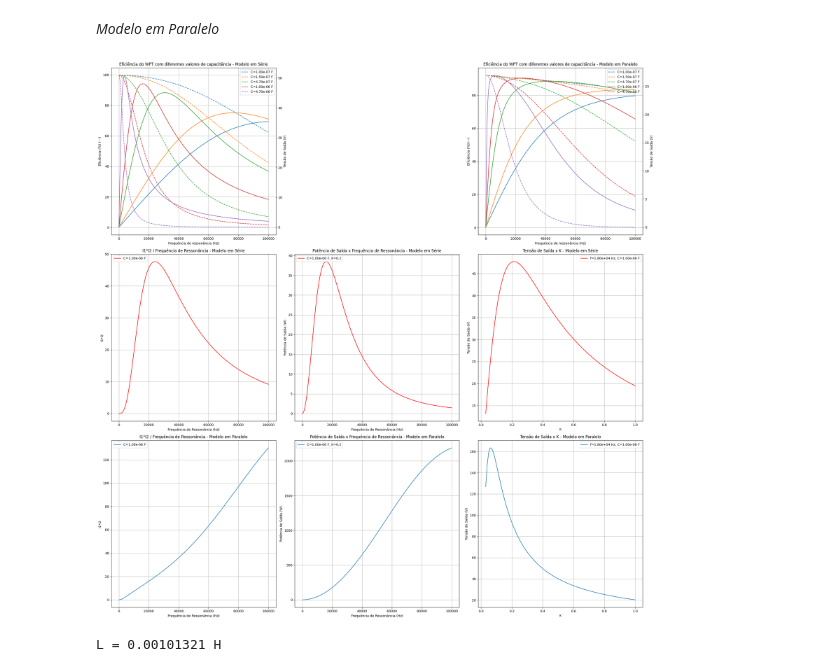
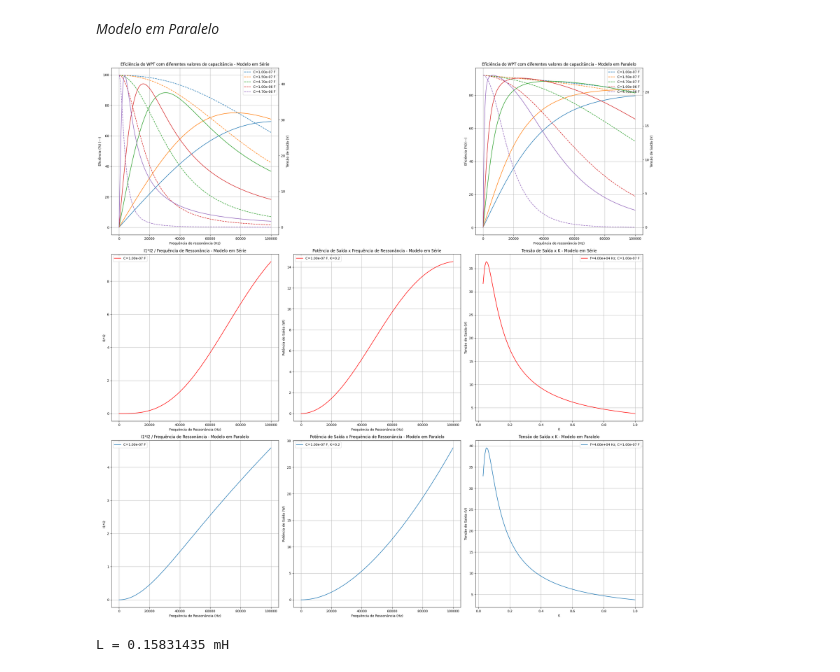
Before and after one commit to Luca-Krausz/ProjetoEletromag24.2, a Jupyter notebook: EletromagCapacitor.ipynb, the cells around one changed output. Saved outputs shown, nothing was run; the diff lists cells and outputs as text; code cells hidden in the pictures.

Commit message:
Adicionando Rcarga nas Funções de Eficiencia + Parâmetros definidos do Projeto

```diff
--- a/EletromagCapacitor.ipynb
+++ b/EletromagCapacitor.ipynb
@@ -20,9 +20,9 @@ C2 = C1
 K = 0.2
 M = (sqrt(L1*L2))*K
 # %%
-f = 60*10**3
+f = 40e3
 W = 2*pi*f
-Ufonte = 110
+Ufonte = 5
 XL1 = 1j * W * L1
 XL2 = 1j * W * L2
 XM = 1j * W * M
@@ -68,7 +68,7 @@ def CalcularEmSerie(Uf, Rc):
     i=np.dot(linalg.inv(Z),V)
     return i[0], i[1]
 # %%
-Rcarga = 5
+Rcarga = 30
 i1, i2 = CalcularEmSerie(Ufonte, Rcarga)
 
 print('No modelo em série, com resistor na saída de %.2f Ω:' %Rcarga)
@@ -110,7 +110,7 @@ def calcular_eficiencia(Ufonte, I1, Usaida, I2):
 # %%
 # Gráfico da eficiência do WPT com diferentes valores de capacitância
 
-def graficoeficiencia_serie(ax, C_values, R_DC, Ufonte):
+def graficoeficiencia_serie(ax, C_values, R_DC, Ufonte, Rcarga):
     ax2 = ax.twinx()
     ax.set_xlabel('Frequência de ressonância (Hz)')
     ax.set_ylabel('Eficiência (%) (---)')
@@ -281,7 +281,7 @@ def graficoI1I2f_serie(ax, Ufonte, R_DC, K, C, Rcarga, freq_max):
 # %%
 # Gráfico da eficiência do WPT com diferentes valores de capacitância
 
-def graficoeficiencia_paralelo(ax, C_values, R_DC, Ufonte):
+def graficoeficiencia_paralelo(ax, C_values, R_DC, Ufonte, Rcarga):
     ax2 = ax.twinx()
     ax.set_xlabel('Frequência de ressonância (Hz)')
     ax.set_ylabel('Eficiência (%)(---)')
@@ -310,7 +310,7 @@ def graficoeficiencia_paralelo(ax, C_values, R_DC, Ufonte):
 
             # Cálculo da corrente de entrada e saída do circuito em paralelo
 
-            Z = np.array([[R_f + XL1 + XC1, -XM], [-XM, XL2 + R_f + (Rcarga * XC2 / (Rcarga + XC2))]])
+            Z = np.array([[R_f + XL1 + XC1, -XM], [-XM, XL2 + R_f + ZeqCR]])
             V = np.array([Ufonte, 0])
             I = np.dot(linalg.inv(Z), V)
 
@@ -448,47 +448,47 @@ def graficoI1I2f_paralelo(ax, Ufonte, R_DC, K, C, Rcarga, freq_max):
     ax.grid(True)
 # %%
 K = 0.2
-f = 18e3
+f = 40e3
 Kmax = 1
-Cap = 1e-6
+Cap = 1e-7
 R_DC = 0.1
 Rcarga = 30
-Ufonte = 6
+Ufonte = 5
 freq_max = 100e3
 C_values = [1e-7, 1.5e-7, 4.7e-7, 1e-6, 4.7e-6]
 
 # Criando subplots de 3 linhas e 3 colunas
 fig, axes = plt.subplots(3, 3, figsize=(24, 24))
 
 # Plotando os gráficos
-graficoeficiencia_serie(axes[0, 0], C_values, R_DC, Ufonte)
+graficoeficiencia_serie(axes[0, 0], C_values, R_DC, Ufonte, Rcarga)
 axes[0, 1].axis('off')
-graficoeficiencia_paralelo(axes[0, 2], C_values, R_DC, Ufonte)
+graficoeficiencia_paralelo(axes[0, 2], C_values, R_DC, Ufonte, Rcarga)
 
 graficoI1I2f_serie(axes[1, 0], Ufonte, R_DC, K, Cap, Rcarga, freq_max)
 graficoPsaidaf_serie(axes[1, 1], Ufonte, R_DC, K, Cap, Rcarga, freq_max)
 graficoUsaidaK_serie(axes[1, 2], Ufonte, R_DC, Cap, Rcarga, Kmax, f)
 
 graficoI1I2f_paralelo(axes[2, 0], Ufonte, R_DC, K, Cap, Rcarga, freq_max)
 graficoPsaidaf_paralelo(axes[2, 1], Ufonte, R_DC, K, Cap, Rcarga, freq_max)
 graficoUsaidaK_paralelo(axes[2, 2], Ufonte, R_DC, Cap, Rcarga, Kmax, f)
 
 # Ajustando o layout
 plt.tight_layout()
 plt.show()
 # %% [output]
-[figure, old version]
+[figure, new version]
 # %%
 # P = U²/Rc
 
 # RC = U²/P
 # RC = 12**2/4.8
 
-f = 5e3
-Cap = 1e-6
+f = 40e3
+Cap = 1e-7
 
-L = 1/ ((2*pi*f)**2 * Cap)
+L = (1/ ((2*pi*f)**2 * Cap))*10**3
 
-print('L = %.8f H' %L)
+print('L = %.8f mH' %L)
 # %% [output]
-L = 0.00101321 H
+L = 0.15831435 mH
```
Also changed, not shown: parts of 3 cells of this notebook.
